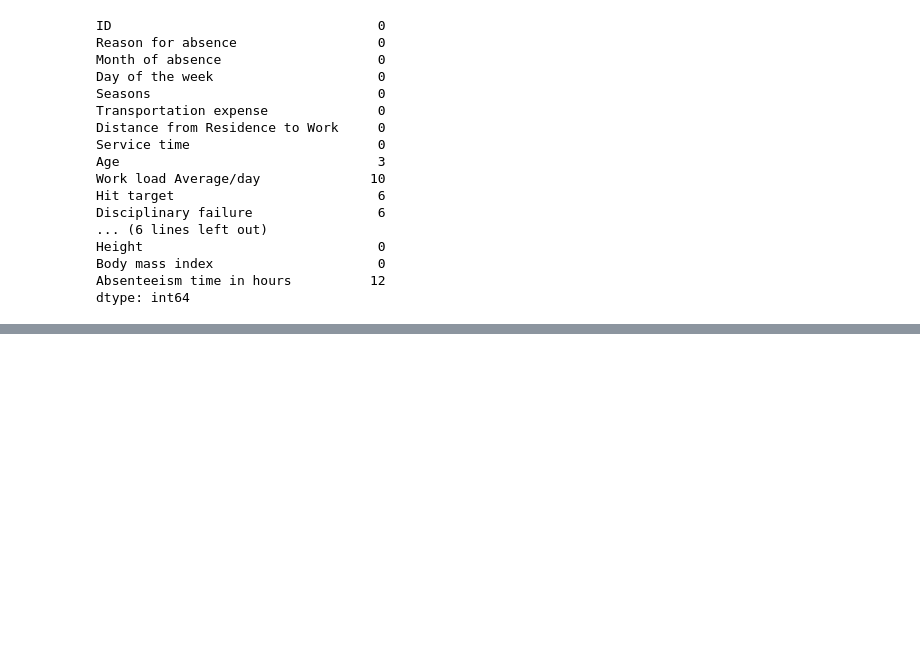
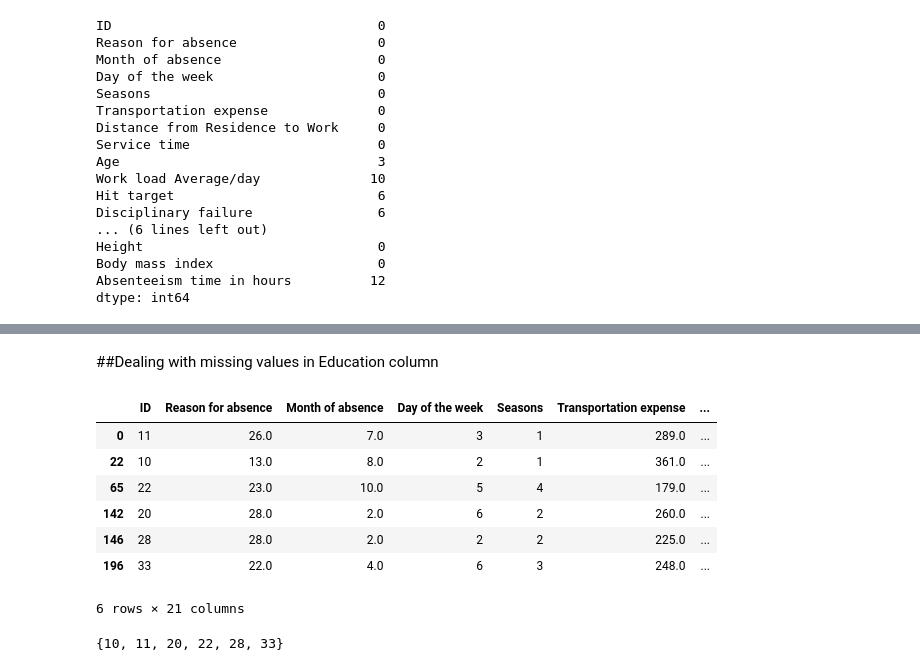
Before and after one commit to DHRUV6029/CMPE-255_NPDP, a Jupyter notebook: CMPE_255_NPDP.ipynb, the cells around one changed output, grey strips where cells are left out. Saved outputs shown, nothing was run; the diff lists cells and outputs as text; code cells hidden in the pictures; blank space fills up the shorter version.

```diff
--- a/CMPE_255_NPDP.ipynb
+++ b/CMPE_255_NPDP.ipynb
@@ -834,0 +858,4 @@ dtype: int64
+# %%
+ids = absent_data.loc[absent_data['Age'].isnull(), 'ID'].tolist()
+ids = set(ids)
+print(ids)
@@ -834,0 +864,4 @@ dtype: int64
+# %%
+for id in ids:
+  absent_data.loc[(absent_data['Age'].isnull()) & (absent_data['ID']==id),'Age'] = \
+  absent_data.loc[absent_data['ID']==id, 'Age'].mode()[0]
@@ -834,0 +898,2 @@ dtype: int64
+# %%
+absent_data['Disciplinary failure'].fillna(0, inplace=True)
@@ -834,0 +926,19 @@ dtype: int64
+# %% [markdown]
+##Dealing with missing values in Education column
+# %%
+edu = absent_data[absent_data['Education'].isnull()]
+# %% [output]
+|  | ID | Reason for absence | Month of absence | Day of the week | Seasons | Transportation expense | ... |
+| 0 | 11 | 26.0 | 7.0 | 3 | 1 | 289.0 | ... |
+| 22 | 10 | 13.0 | 8.0 | 2 | 1 | 361.0 | ... |
+| 65 | 22 | 23.0 | 10.0 | 5 | 4 | 179.0 | ... |
+| 142 | 20 | 28.0 | 2.0 | 6 | 2 | 260.0 | ... |
+| 146 | 28 | 28.0 | 2.0 | 2 | 2 | 225.0 | ... |
+| 196 | 33 | 22.0 | 4.0 | 6 | 3 | 248.0 | ... |
+6 rows × 21 columns
+# %%
+ids = absent_data.loc[absent_data['Education'].isnull(), 'ID'].tolist()
+ids = set(ids)
+ids
+# %% [output]
+{10, 11, 20, 22, 28, 33}
```
Also changed, not shown: parts of 61 cells of this notebook.
